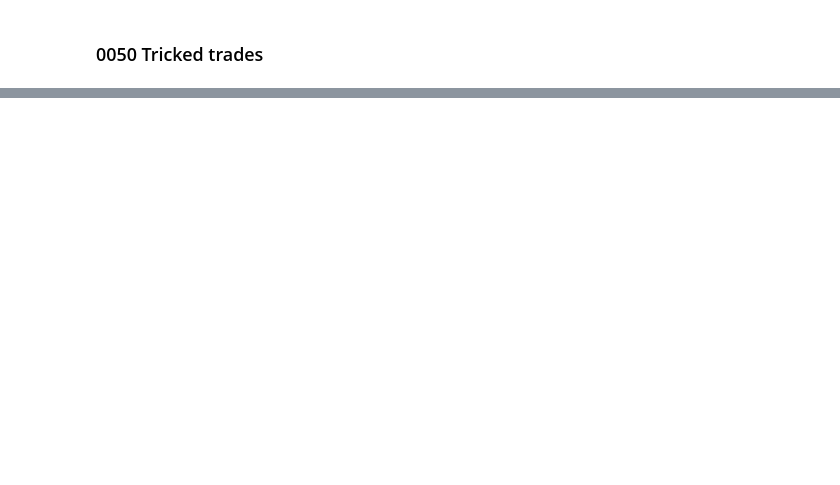
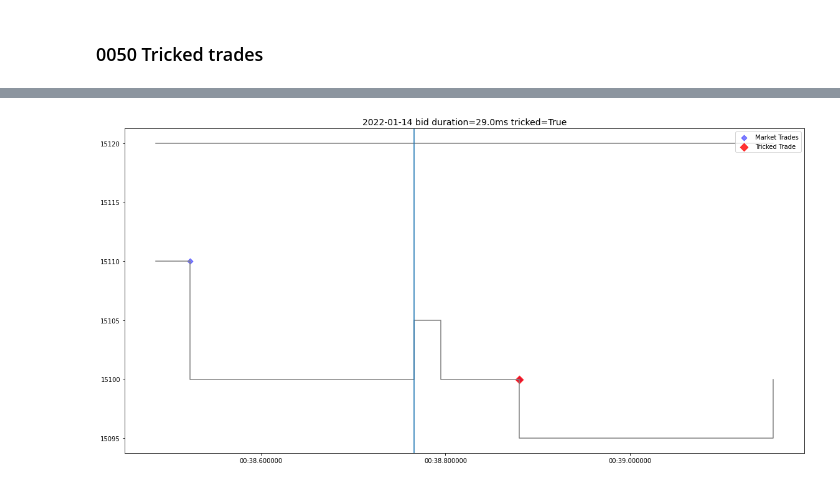
Before and after one commit to anthonywah/mafs6100-order-placement-strategy, a Jupyter notebook: stage-5.ipynb, the cells around one changed output, grey strips where cells are left out. Saved outputs shown, nothing was run; the diff lists cells and outputs as text; code cells hidden in the pictures; blank space fills up the shorter version.

```diff
--- a/stage-5.ipynb
+++ b/stage-5.ipynb
@@ -69,3 +90,5 @@ foc_0050.plot(100, 162)
 # %%
-foc_0050.plot(100, 430)
+foc_0050.plot_quote(100, 430)
+# %% [output]
+[figure, added]
 # %%
```
Also changed, not shown: parts of 10 cells of this notebook.
